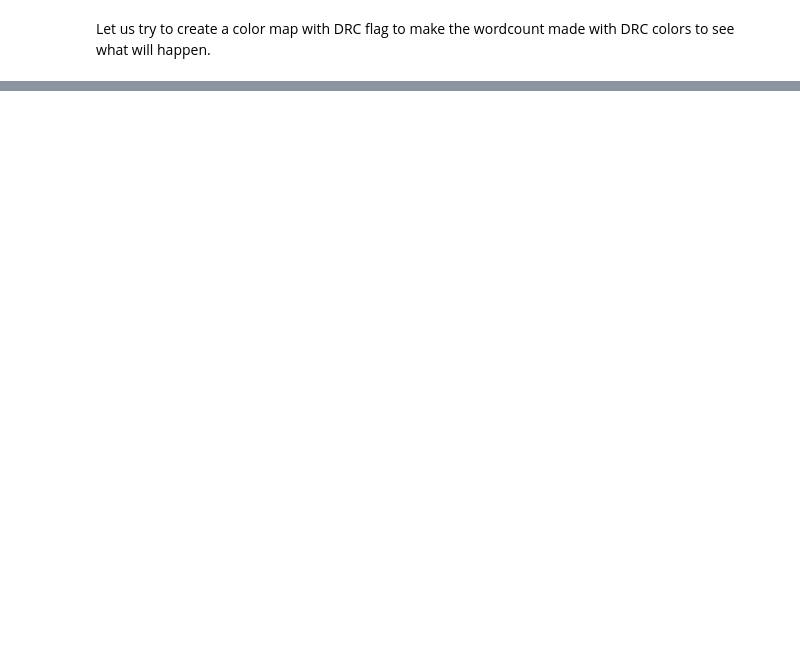
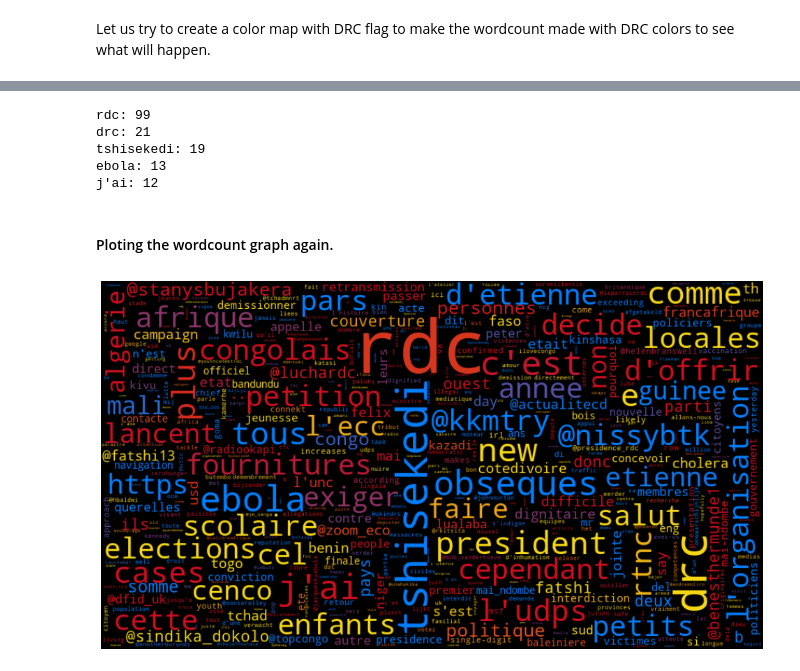
Before and after one commit to espoirMur/balobi_nini, a Jupyter notebook: notebooks/tweets-entities-analysis.ipynb, the cells around one changed output, grey strips where cells are left out. Drawn from its saved outputs; the diff is of its cells as text; code cells hidden in the pictures; blank space fills up the shorter version.

```diff
--- a/notebooks/tweets-entities-analysis.ipynb
+++ b/notebooks/tweets-entities-analysis.ipynb
@@ -228,0 +340,56 @@ plt.show()
+# %%
+def get_term_count(path):
+    """
+    preporcess and return terms count from a file of tweets.
+    Parm :
+    path:  string : the path of the tweet files
+    return a dictionary of term and the count of they occurences
+    """
+    term_counts = Counter()
+    for tweet in read_tweets_file(path):
+        text = tweet_preprocessor.clean(tweet.get('text'))
+        #convert string with accent to string without accenst
+        text = unidecode.unidecode(text)
+        # remove the '#' before a hashtag
+        text = text.replace('#', '')
+        text = remove_emoji(text)
+        tokens = process_text(text=text, tokenizer=tweet_tokenizer, words_to_remove=words_to_remove)
+        term_counts.update(tokens)
+    return term_counts
+# %%
+for tag, count in get_term_count('../data/stream_DRC_RDC_DRCongo_RDCongo.jsonl').most_common(5):
+    print("{}: {}".format(tag, count))
+# %% [output]
+rdc: 99
+drc: 21
+tshisekedi: 19
+ebola: 13
+j'ai: 12
+# %% [markdown]
+#### Ploting the wordcount graph again.
+# %%
+drc_flag_color_map = colors.LinearSegmentedColormap.from_list("", ["#0080FF",
+                                                                   "#0080FF",
+                                                                   "#D00F20",
+                                                                   "#D00F20",
+                                                                   "#F5D715",
+                                                                   "#F5D715"])
+def generate_word_cloud(term_counts, color_map):
+    return WordCloud(width=900,
+                     height=500,
+                     max_words=500,
+                     max_font_size=100,
+                     relative_scaling=0.5,
+                     colormap=color_map,
+                     normalize_plurals=True).generate_from_frequencies(term_counts)
+def plot_word_cloud(word_cloud):
+    plt.figure(figsize=(17,14))
+    plt.imshow(word_cloud, interpolation='bilinear')
+    plt.axis("off")
+    plt.show()
+# %%
+term_counts = get_term_count('../data/stream_DRC_RDC_DRCongo_RDCongo.jsonl')
+word_cloud = generate_word_cloud(term_counts, drc_flag_color_map)
+plot_word_cloud(word_cloud)
+# %% [output]
+[figure, added]
```
Also changed, not shown: parts of 25 cells of this notebook, 6 other files.
